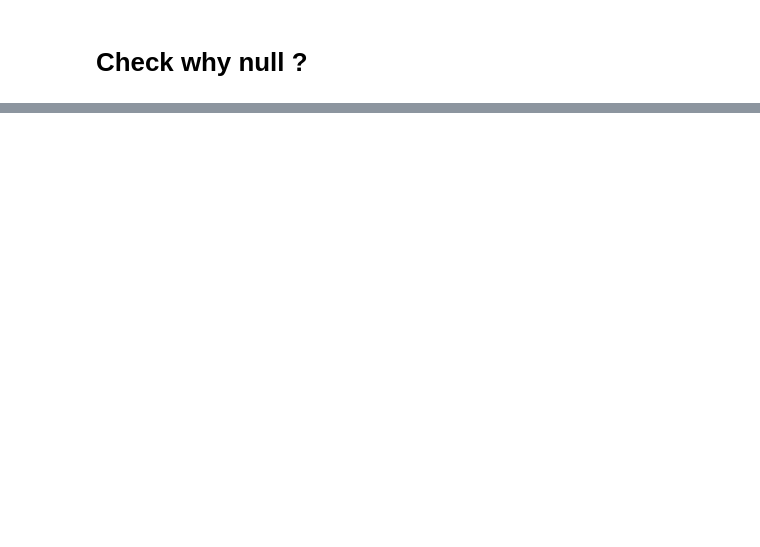
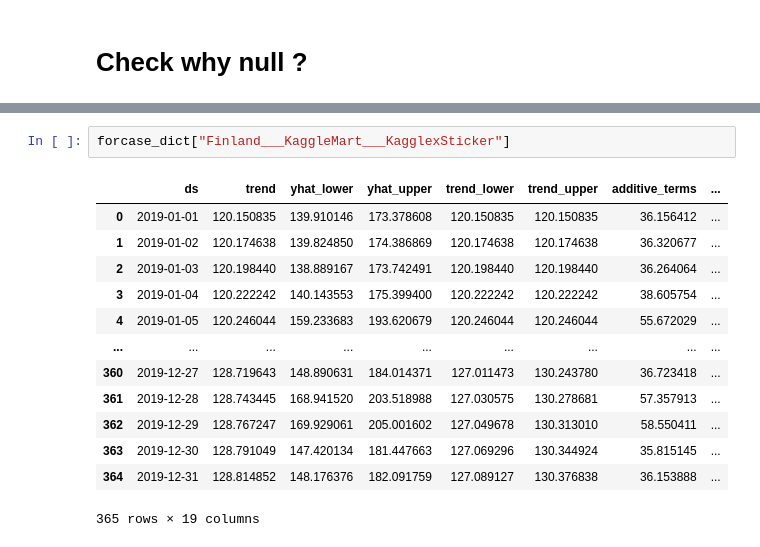
Before and after one commit to ttpro1995/kaggle-tabular-playground-series-jan-2022, a Jupyter notebook: model_1.ipynb, the cells around one changed output, grey strips where cells are left out. Cells and saved outputs as stored; diff of their text form; blank space fills up the shorter version.

```diff
--- a/model_1.ipynb
+++ b/model_1.ipynb
@@ -369,0 +382,16 @@ df_sub_1[df_sub_1["num_sold"].isna()]
+# %%
+forcase_dict["Finland___KaggleMart___KagglexSticker"]
+# %% [output]
+|  | ds | trend | yhat_lower | yhat_upper | trend_lower | trend_upper | additive_terms | ... |
+| 0 | 2019-01-01 | 120.150835 | 139.910146 | 173.378608 | 120.150835 | 120.150835 | 36.156412 | ... |
+| 1 | 2019-01-02 | 120.174638 | 139.824850 | 174.386869 | 120.174638 | 120.174638 | 36.320677 | ... |
+| 2 | 2019-01-03 | 120.198440 | 138.889167 | 173.742491 | 120.198440 | 120.198440 | 36.264064 | ... |
+| 3 | 2019-01-04 | 120.222242 | 140.143553 | 175.399400 | 120.222242 | 120.222242 | 38.605754 | ... |
+| 4 | 2019-01-05 | 120.246044 | 159.233683 | 193.620679 | 120.246044 | 120.246044 | 55.672029 | ... |
+| ... | ... | ... | ... | ... | ... | ... | ... | ... |
+| 360 | 2019-12-27 | 128.719643 | 148.890631 | 184.014371 | 127.011473 | 130.243780 | 36.723418 | ... |
+| 361 | 2019-12-28 | 128.743445 | 168.941520 | 203.518988 | 127.030575 | 130.278681 | 57.357913 | ... |
+| 362 | 2019-12-29 | 128.767247 | 169.929061 | 205.001602 | 127.049678 | 130.313010 | 58.550411 | ... |
+| 363 | 2019-12-30 | 128.791049 | 147.420134 | 181.447663 | 127.069296 | 130.344924 | 35.815145 | ... |
+| 364 | 2019-12-31 | 128.814852 | 148.176376 | 182.091759 | 127.089127 | 130.376838 | 36.153888 | ... |
+365 rows × 19 columns
```
Also changed, not shown: parts of 34 cells of this notebook, 2 other files.
